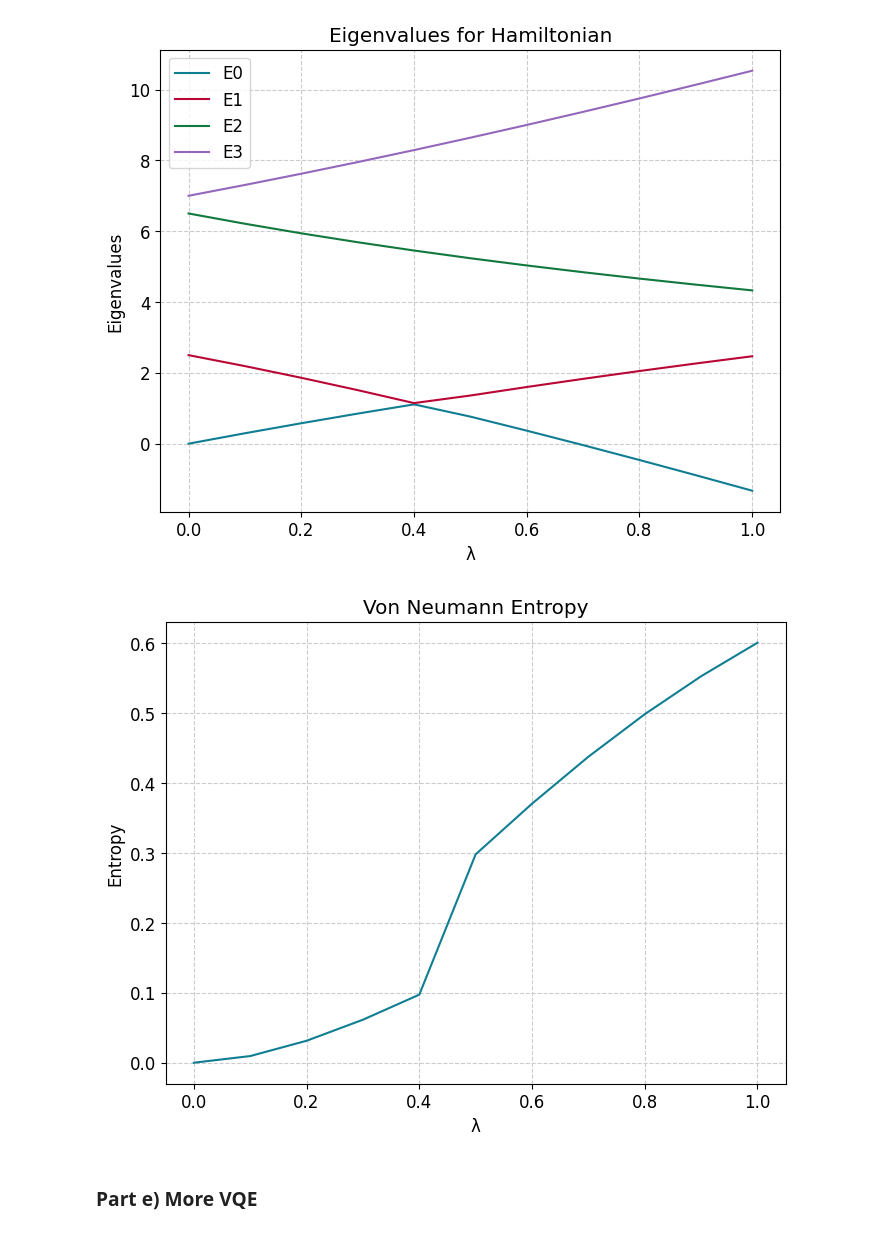
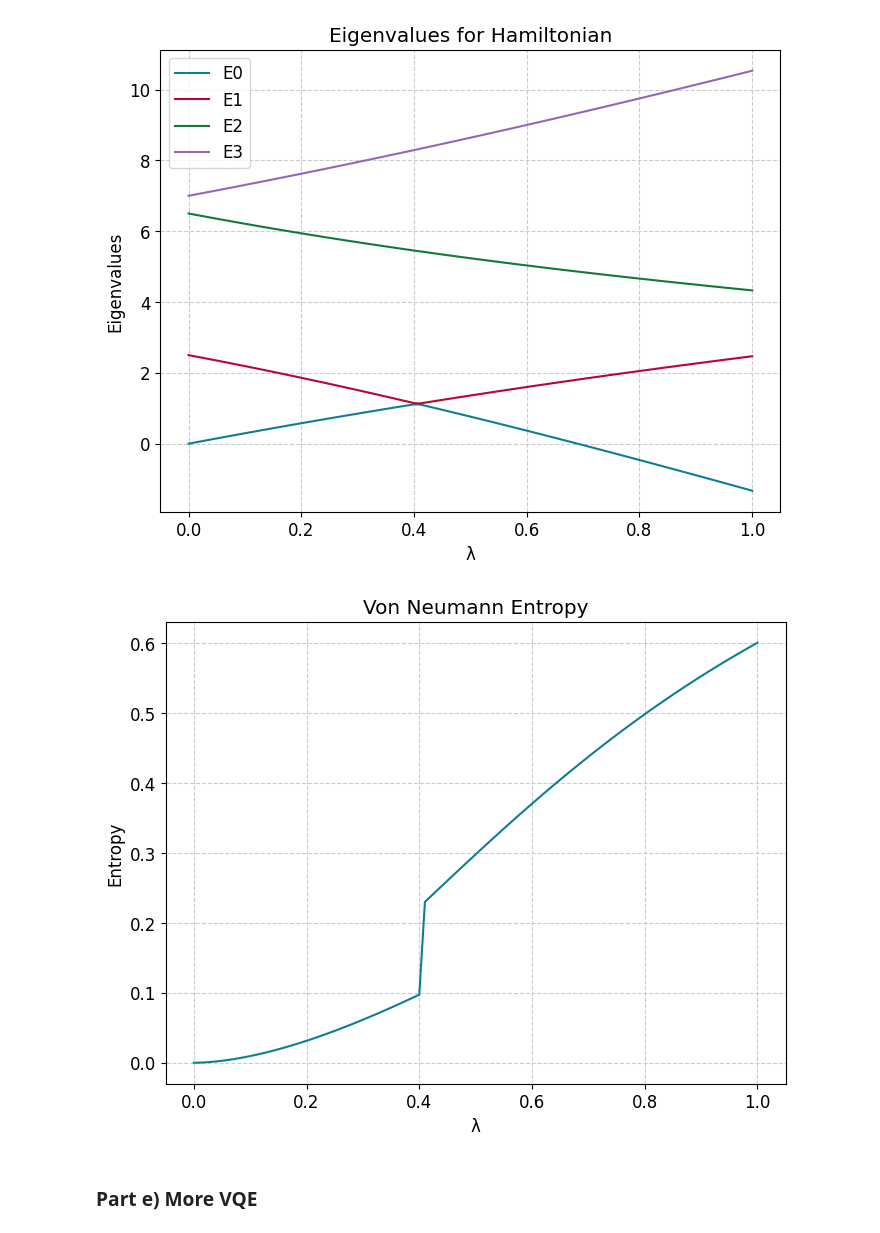
Before and after one commit to hishemok/FYS5419, a Jupyter notebook: Project_1/Project1.ipynb, the cells around one changed output. Cells and saved outputs as stored; diff of their text form; code cells hidden in the pictures.

```diff
--- a/Project_1/Project1.ipynb
+++ b/Project_1/Project1.ipynb
@@ -413,7 +413,7 @@ def Hamiltonian(lam: float) -> np.array:
     return H0 + lam * Hi
 
 #Compute eigenvalues
-lam_vals = np.linspace(0,1,11)
+lam_vals = np.linspace(0,1,101)
 eigenvalues = []
 eigenvectors = []
 for lam in lam_vals:
@@ -458,35 +458,35 @@ def partial_trace(state: np.array,index: int) -> np.array:
         P0 = np.kron(q0, I)
         P1 = np.kron(q1, I)
     elif index == 1:
         P0 = np.kron(I, q0)
         P1 = np.kron(I, q1)
     else:
         raise ValueError("Index must be 0 or 1")
 
     return P0.conj() @ density @ P0.T + P1.conj() @ density @ P1.T
 
-lam_vals = np.linspace(0,1,11)
+lam_vals = np.linspace(0,1,101)
 eigenvalues = np.zeros((len(lam_vals),4))
 eigenvectors = np.zeros((len(lam_vals),4,4),dtype=complex)
 
 entropies = np.zeros(len(lam_vals))
 
 for i,l in enumerate(lam_vals):
     eigvals, eigvecs = np.linalg.eigh(Hamiltonian(l))
     eigenvalues[i] = eigvals
     eigenvectors[i] = eigvecs
     dens_a = partial_trace(eigvecs[:,0],0)
     dens_b = partial_trace(eigvecs[:,0],1)
 
     entropies[i] = von_neumann_entropy(dens_a)
 
 plt.plot(lam_vals, entropies)
 plt.xlabel("λ")
 plt.ylabel("Entropy")
 plt.title("Von Neumann Entropy")
 plt.show()
 # %% [output]
-[figure, old version]
+[figure, new version]
 # %% [markdown]
 ### Part e) More VQE
 # %%
```
Also changed, not shown: parts of 8 cells of this notebook, 8 other files.
